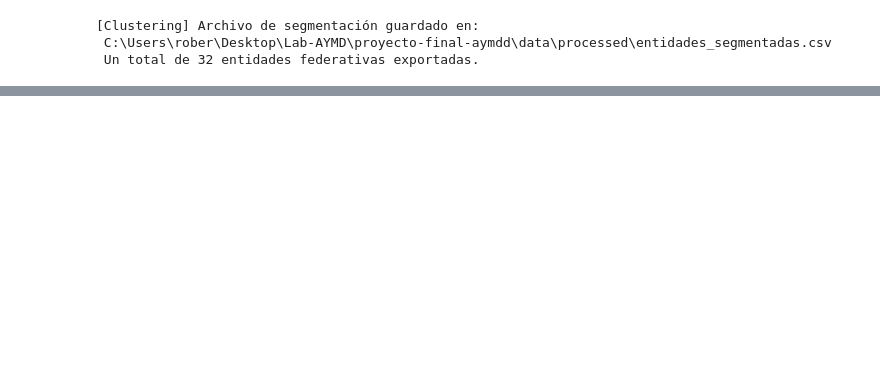
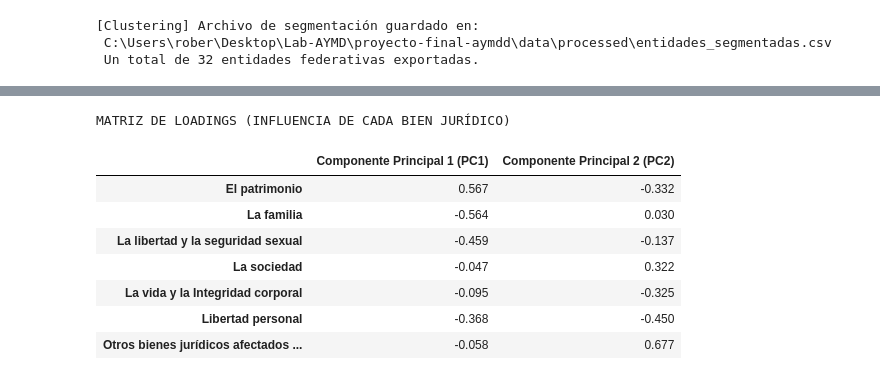
Before and after one commit to wallsified/proyecto-final-aymdd, a Jupyter notebook: notebooks/clustering.ipynb, the cells around one changed output, grey strips where cells are left out. Cells and saved outputs as stored; diff of their text form; code cells hidden in the pictures; blank space fills up the shorter version.

```diff
--- a/notebooks/clustering.ipynb
+++ b/notebooks/clustering.ipynb
@@ -226,0 +227,24 @@ clustering_pipe.save(df_clusters)
+# %%
+# Extraer la matriz de loadings (componentes_ x variables)
+loadings = clustering_pipe.pca.components_
+
+# Construir un DataFrame elegante para analizar la composición
+df_loadings = pd.DataFrame(
+    loadings.T,  # Transponemos para que las variables queden en las filas
+    columns=["Componente Principal 1 (PC1)", "Componente Principal 2 (PC2)"],
+    index=clustering_pipe.features_names
+)
+
+# Visualizar el DataFrame redondeado a 3 decimales
+print("MATRIZ DE LOADINGS (INFLUENCIA DE CADA BIEN JURÍDICO)")
+df_loadings.round(3)
+# %% [output]
+MATRIZ DE LOADINGS (INFLUENCIA DE CADA BIEN JURÍDICO)
+|  | Componente Principal 1 (PC1) | Componente Principal 2 (PC2) |
+| El patrimonio | 0.567 | -0.332 |
+| La familia | -0.564 | 0.030 |
+| La libertad y la seguridad sexual | -0.459 | -0.137 |
+| La sociedad | -0.047 | 0.322 |
+| La vida y la Integridad corporal | -0.095 | -0.325 |
+| Libertad personal | -0.368 | -0.450 |
+| Otros bienes jurídicos afectados ... | -0.058 | 0.677 |
```
Also changed, not shown: parts of 13 cells of this notebook.
